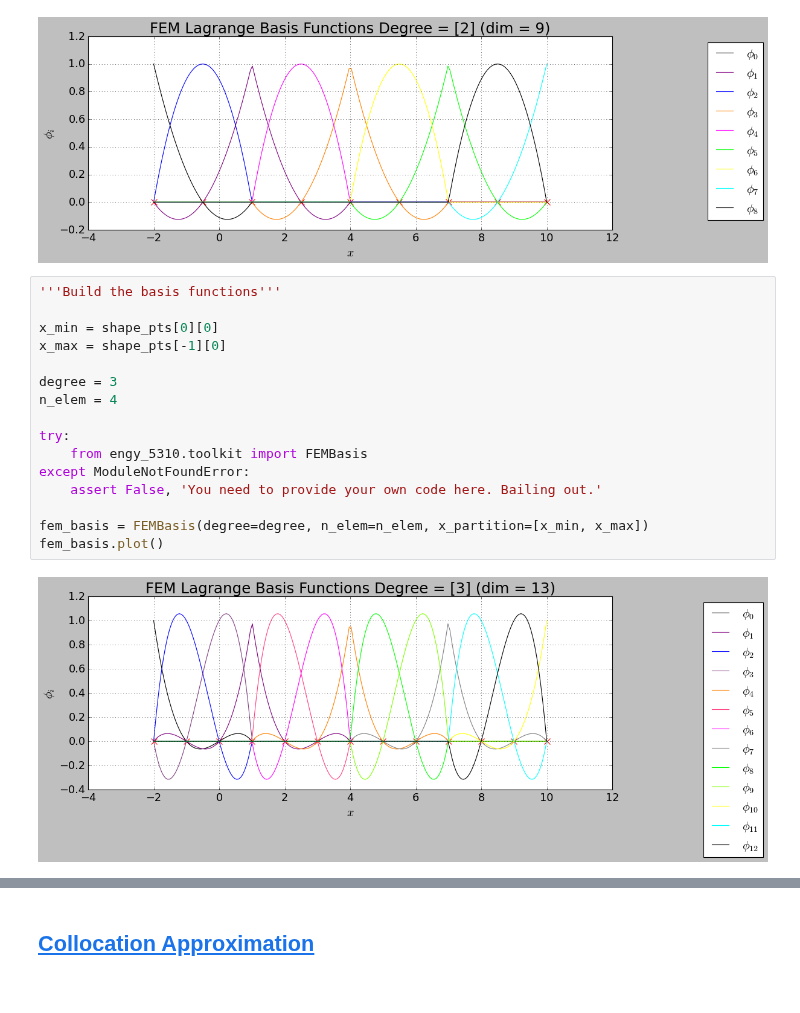
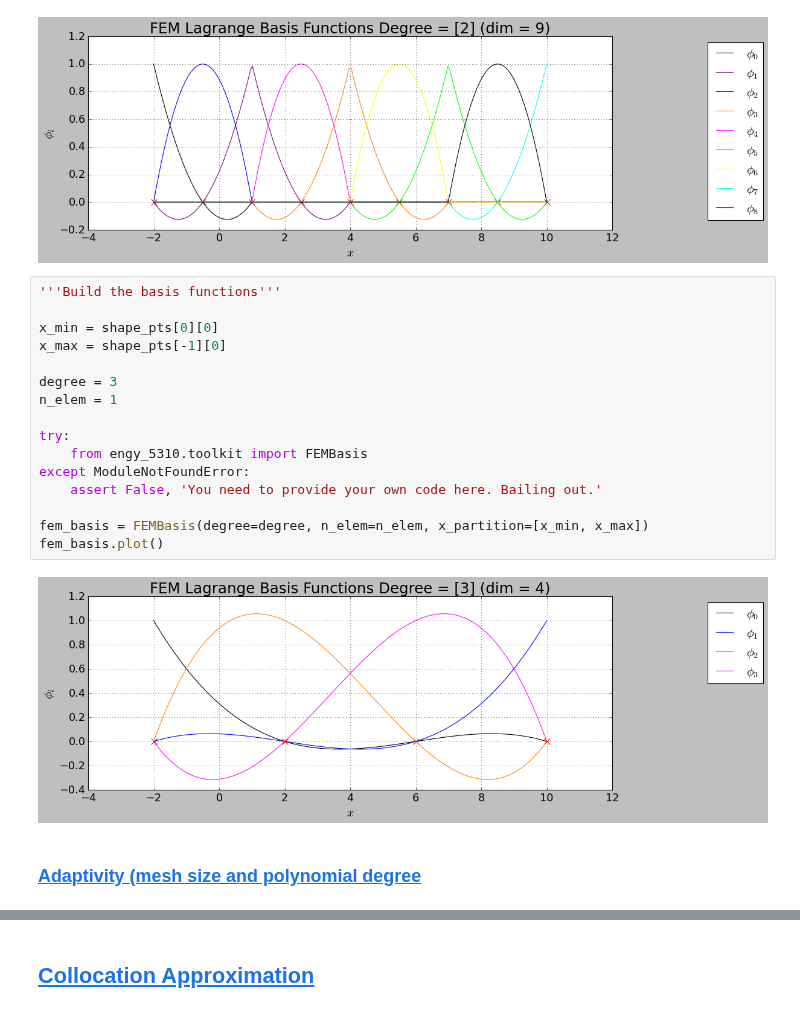
Before and after one commit to dpploy/engy-5330, a Jupyter notebook: notebooks/01-introduction.ipynb, the cells around one changed output, grey strips where cells are left out. Saved outputs shown, nothing was run; the diff lists cells and outputs as text.

```diff
--- a/notebooks/01-introduction.ipynb
+++ b/notebooks/01-introduction.ipynb
@@ -349,21 +349,23 @@ fem_basis.plot()
 # %%
 '''Build the basis functions'''
 
 x_min = shape_pts[0][0]
 x_max = shape_pts[-1][0]
 
 degree = 3
-n_elem = 4
+n_elem = 1
 
 try:
     from engy_5310.toolkit import FEMBasis
 except ModuleNotFoundError:
     assert False, 'You need to provide your own code here. Bailing out.'
 
 fem_basis = FEMBasis(degree=degree, n_elem=n_elem, x_partition=[x_min, x_max])
 fem_basis.plot()
 # %% [output]
-[figure, old version]
+[figure, new version]
+# %% [markdown]
+### [Adaptivity (mesh size and polynomial degree](#toc)<a id="fem-lagrange-basis"></a>
 # %%
 '''Build the basis functions'''
 
```
Also changed, not shown: parts of 1 cell of this notebook, 5 other files.
